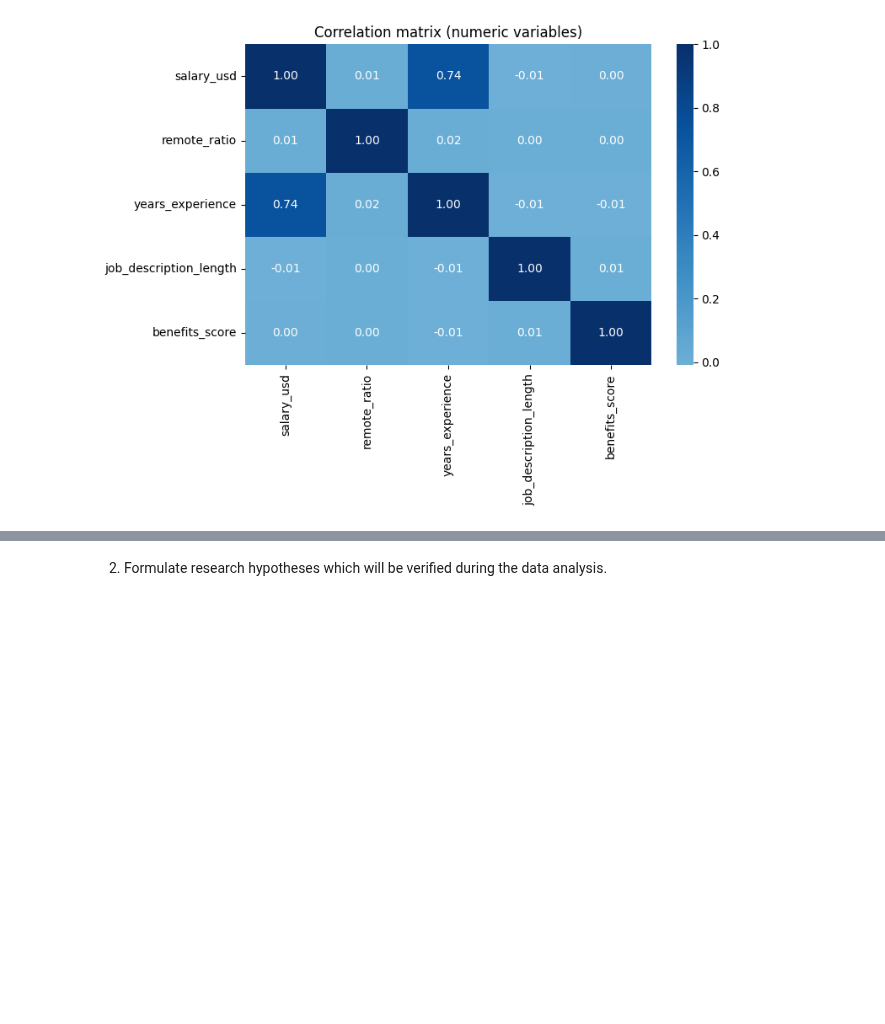
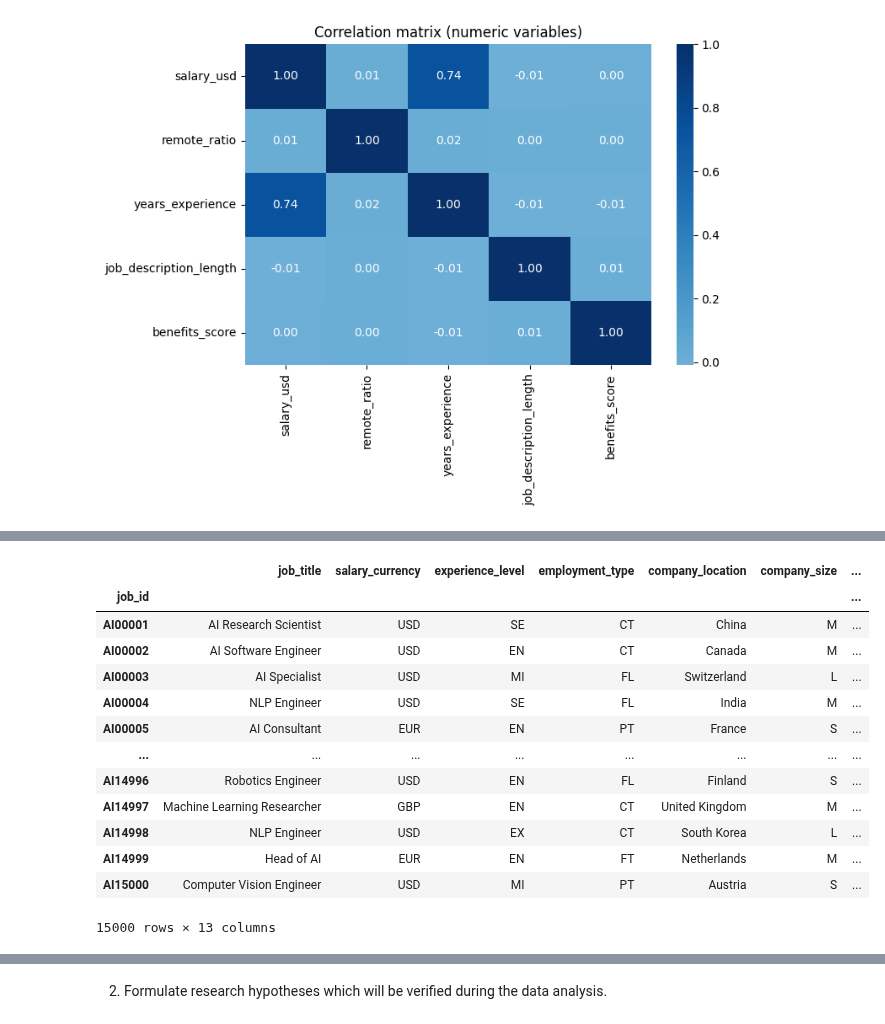
Before and after one commit to CepbluKot/hse-data-analysis-2025, a Jupyter notebook: hw5/Task5_11.10.2025.ipynb, the cells around one changed output, grey strips where cells are left out. Drawn from its saved outputs; the diff is of its cells as text; code cells hidden in the pictures; blank space fills up the shorter version.

```diff
--- a/hw5/Task5_11.10.2025.ipynb
+++ b/hw5/Task5_11.10.2025.ipynb
@@ -120,0 +121,20 @@ NameError: name 'work' is not defined
+# %%
+# lets chose cat variables
+
+cat_candidates = list(df.select_dtypes(include=['object','category','bool']).columns)
+df[cat_candidates]
+# %% [output]
+|  | job_title | salary_currency | experience_level | employment_type | company_location | company_size | ... |
+| job_id |  |  |  |  |  |  | ... |
+| AI00001 | AI Research Scientist | USD | SE | CT | China | M | ... |
+| AI00002 | AI Software Engineer | USD | EN | CT | Canada | M | ... |
+| AI00003 | AI Specialist | USD | MI | FL | Switzerland | L | ... |
+| AI00004 | NLP Engineer | USD | SE | FL | India | M | ... |
+| AI00005 | AI Consultant | EUR | EN | PT | France | S | ... |
+| ... | ... | ... | ... | ... | ... | ... | ... |
+| AI14996 | Robotics Engineer | USD | EN | FL | Finland | S | ... |
+| AI14997 | Machine Learning Researcher | GBP | EN | CT | United Kingdom | M | ... |
+| AI14998 | NLP Engineer | USD | EX | CT | South Korea | L | ... |
+| AI14999 | Head of AI | EUR | EN | FT | Netherlands | M | ... |
+| AI15000 | Computer Vision Engineer | USD | MI | PT | Austria | S | ... |
+15000 rows × 13 columns
```
Also changed, not shown: parts of 8 cells of this notebook.
